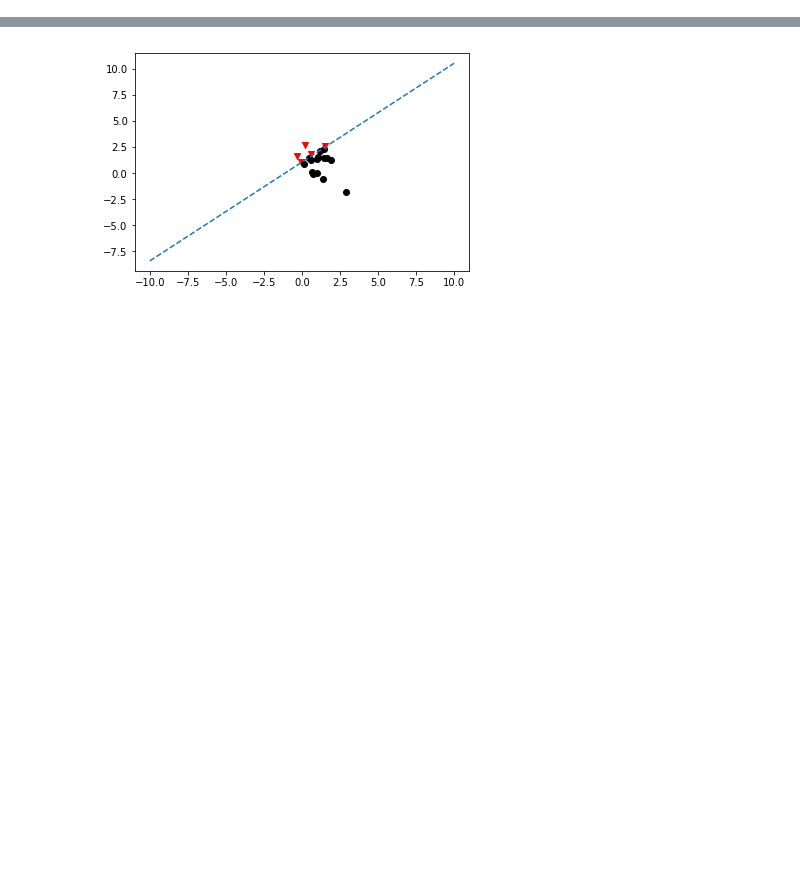
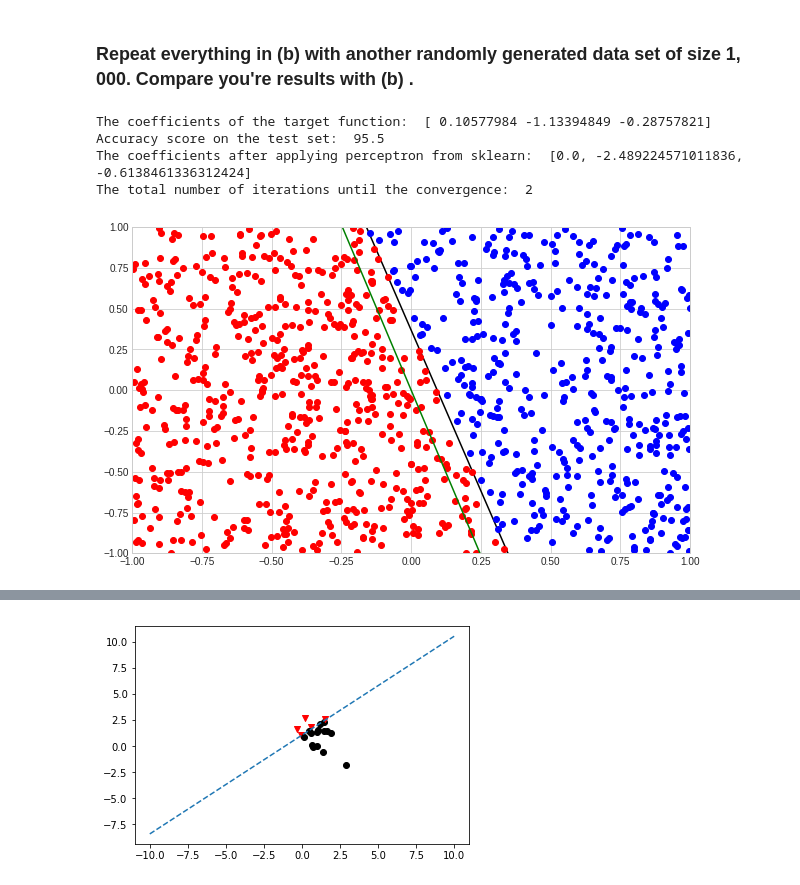
Before and after one commit to moomen91/ML, a Jupyter notebook: 1st_Assignment.ipynb, the cells around one changed output, grey strips where cells are left out. Cells and saved outputs as stored; diff of their text form; code cells hidden in the pictures; blank space fills up the shorter version.

```diff
--- a/1st_Assignment.ipynb
+++ b/1st_Assignment.ipynb
@@ -215,0 +121,11 @@ plt.show()
+# %% [markdown]
+### Repeat everything in (b) with another randomly generated data set of size 1, 000. Compare you're results with (b) .
+# %%
+p4 = perceptron(n=1000, max_iteration=1000, stop=0.00001)
+p4.main()
+# %% [output]
+The coefficients of the target function:  [ 0.10577984 -1.13394849 -0.28757821]
+Accuracy score on the test set:  95.5
+The coefficients after applying perceptron from sklearn:  [0.0, -2.489224571011836, -0.6138461336312424]
+The total number of iterations until the convergence:  2
+[figure, added]
```
Also changed, not shown: parts of 19 cells of this notebook, 1 other file.
